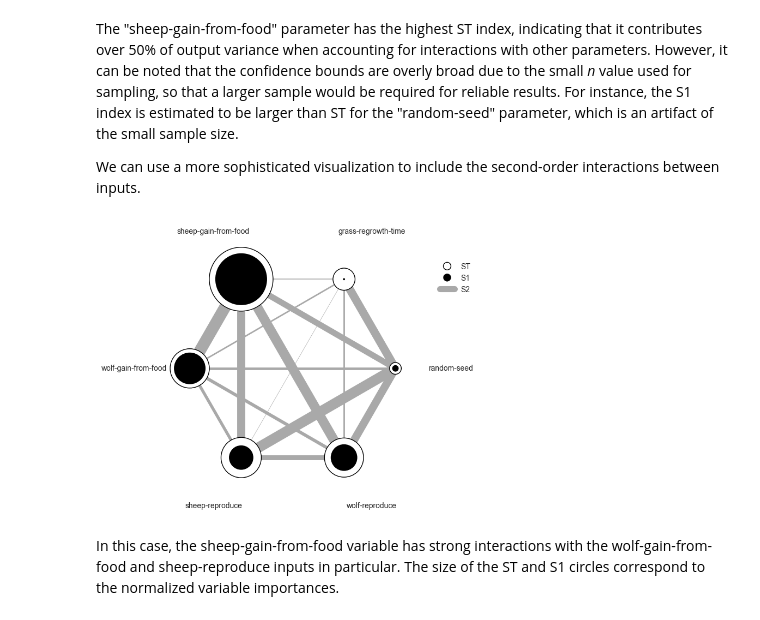
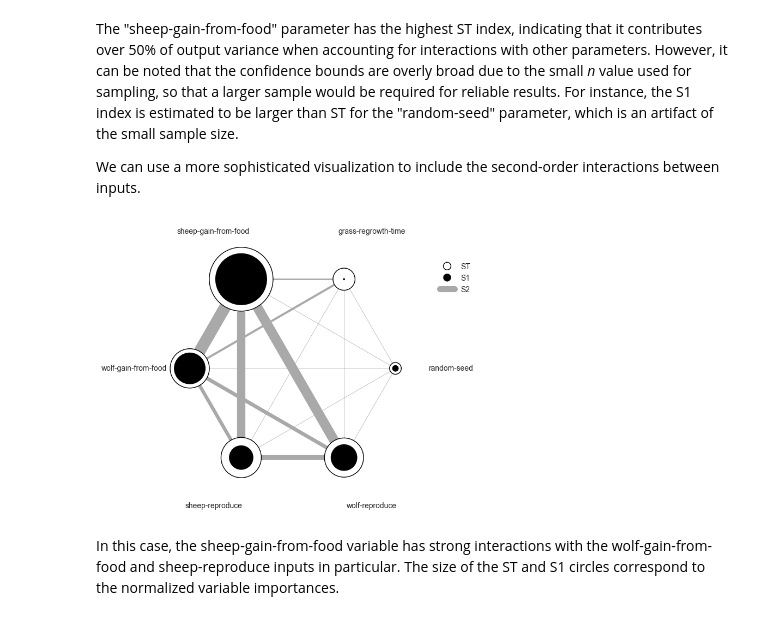
Before and after one commit to quaquel/pyNetLogo, a Jupyter notebook: Example/pyNetLogo demo - SALib sequential.ipynb, the cells around one changed output. Saved outputs shown, nothing was run; the diff lists cells and outputs as text; code cells hidden in the pictures.

```diff
--- a/Example/pyNetLogo demo - SALib sequential.ipynb
+++ b/Example/pyNetLogo demo - SALib sequential.ipynb
@@ -268,7 +268,7 @@ def plot_sobol_indices(sobol_indices, criterion='ST', threshold=0.01):
 
     # prepare data
     # use the absolute values of all the indices
-    sobol_indices = {key:np.abs(stats) for key, stats in sobol_indices.items()}
+    #sobol_indices = {key:np.abs(stats) for key, stats in sobol_indices.items()}
 
     # dataframe with ST and S1
     sobol_stats = {key:sobol_indices[key] for key in ['ST', 'S1']}
@@ -280,6 +280,7 @@ def plot_sobol_indices(sobol_indices, criterion='ST', threshold=0.01):
     # dataframe with s2
     s2 = pd.DataFrame(sobol_indices['S2'], index=problem['names'],
                       columns=problem['names'])
+    s2[s2<0.0]=0. #Set negative values to 0 (artifact from small sample sizes)
     s2max = s2.max().max()
     s2min = s2.min().min()
 
@@ -322,34 +323,34 @@ def plot_sobol_indices(sobol_indices, criterion='ST', threshold=0.01):
 
     return fig
 
 
 from matplotlib.legend_handler import HandlerPatch
 class HandlerCircle(HandlerPatch):
     def create_artists(self, legend, orig_handle,
                        xdescent, ydescent, width, height, fontsize, trans):
         center = 0.5 * width - 0.5 * xdescent, 0.5 * height - 0.5 * ydescent
         p = plt.Circle(xy=center, radius=orig_handle.radius)
         self.update_prop(p, orig_handle, legend)
         p.set_transform(trans)
         return [p]
 
 def legend(ax):
     some_identifiers = [plt.Circle((0,0), radius=5, color='k', fill=False, lw=1),
                         plt.Circle((0,0), radius=5, color='k', fill=True),
                         plt.Line2D([0,0.5], [0,0.5], lw=8, color='darkgray')]
     ax.legend(some_identifiers, ['ST', 'S1', 'S2'],
               loc=(1,0.75), borderaxespad=0.1, mode='expand',
               handler_map={plt.Circle: HandlerCircle()})
 
 
 sns.set_style('whitegrid')
 fig = plot_sobol_indices(Si, criterion='ST', threshold=0.005)
 fig.set_size_inches(7,7)
 #plt.savefig('JASSS figures/Figure 8 - Interactions.pdf', bbox_inches='tight')
 #plt.savefig('JASSS figures/Figure 8 - Interactions.png', dpi=300, bbox_inches='tight')
 plt.show()
 # %% [output]
-[figure, old version]
+[figure, new version]
 # %% [markdown]
 In this case, the sheep-gain-from-food variable has strong interactions with the wolf-gain-from-food and sheep-reproduce inputs in particular. The size of the ST and S1 circles correspond to the normalized variable importances.
 # %% [markdown]
```
Also changed, not shown: parts of 4 cells of this notebook, 7 other files.
